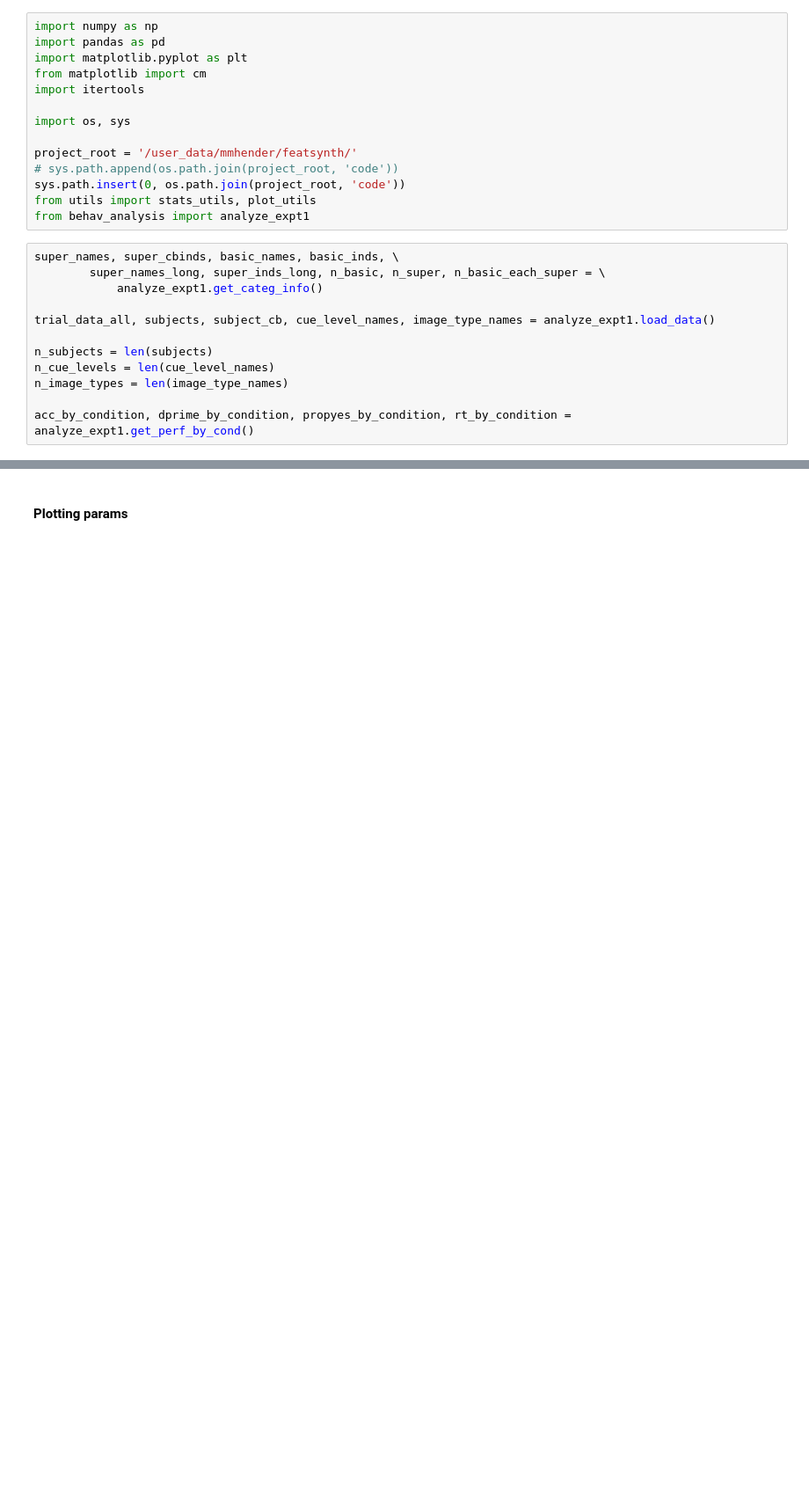
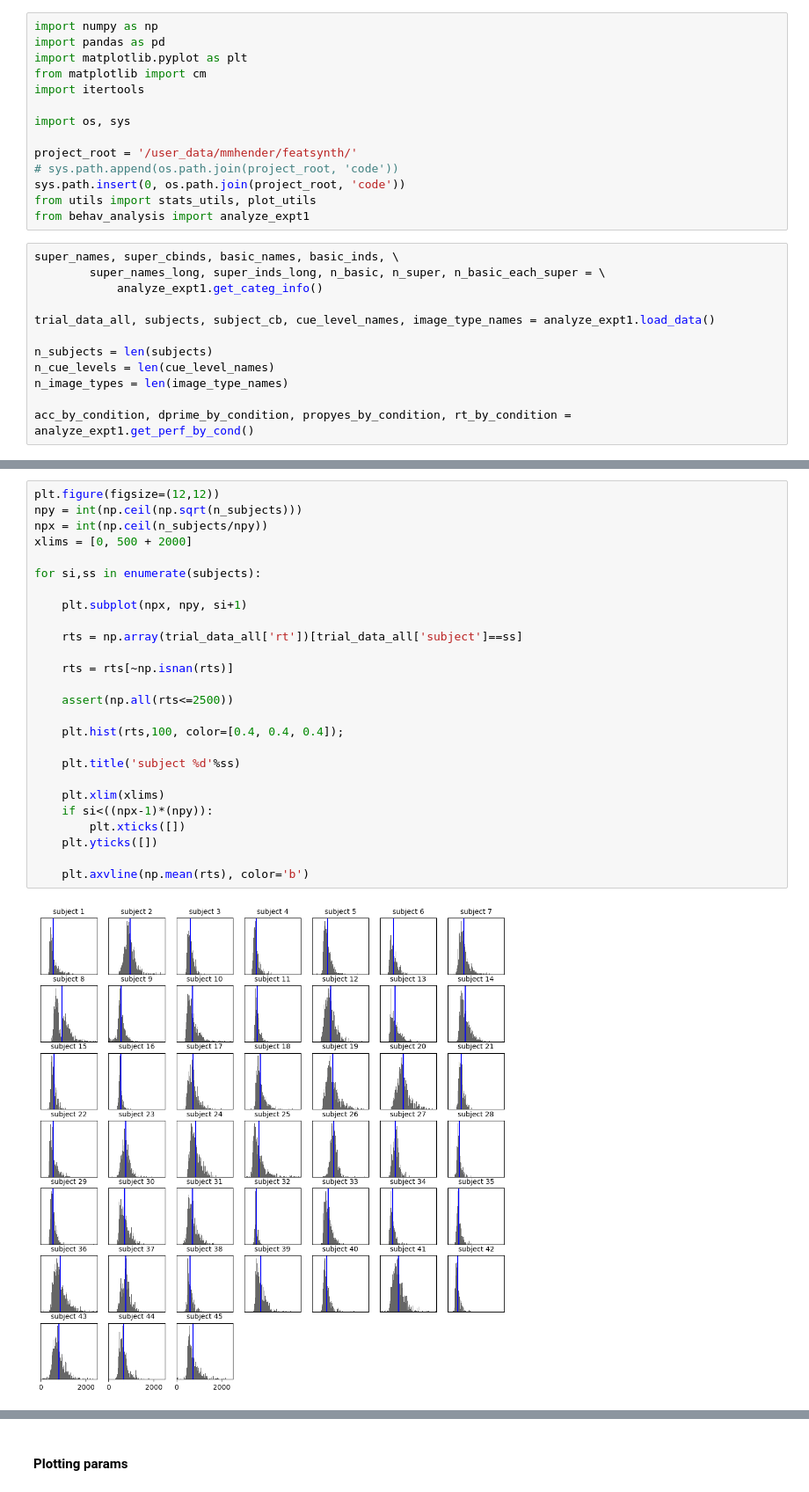
Before and after one commit to mmhenderson/featsynth, a Jupyter notebook: code/behav_analysis/expt1_summary.ipynb, the cells around one changed output, grey strips where cells are left out. Shown: that part at 88% size. Drawn from its saved outputs; the diff is of its cells as text; blank space fills up the shorter version.

```diff
--- a/code/behav_analysis/expt1_summary.ipynb
+++ b/code/behav_analysis/expt1_summary.ipynb
@@ -41,0 +71,28 @@ array([ 0,  0,  0,  0,  0,  0,  0,  0,  0,  0,  1,  1,  1,  1,  1,  1,  1,
+# %%
+plt.figure(figsize=(12,12))
+npy = int(np.ceil(np.sqrt(n_subjects)))
+npx = int(np.ceil(n_subjects/npy))
+xlims = [0, 500 + 2000]
+
+for si,ss in enumerate(subjects):
+
+    plt.subplot(npx, npy, si+1)
+
+    rts = np.array(trial_data_all['rt'])[trial_data_all['subject']==ss]
+
+    rts = rts[~np.isnan(rts)]
+
+    assert(np.all(rts<=2500))
+
+    plt.hist(rts,100, color=[0.4, 0.4, 0.4]);
+
+    plt.title('subject %d'%ss)
+
+    plt.xlim(xlims)
+    if si<((npx-1)*(npy)):
+        plt.xticks([])
+    plt.yticks([])
+
+    plt.axvline(np.mean(rts), color='b')
+# %% [output]
+[figure, added]
```
Also changed, not shown: parts of 11 cells of this notebook, 11 other files.
